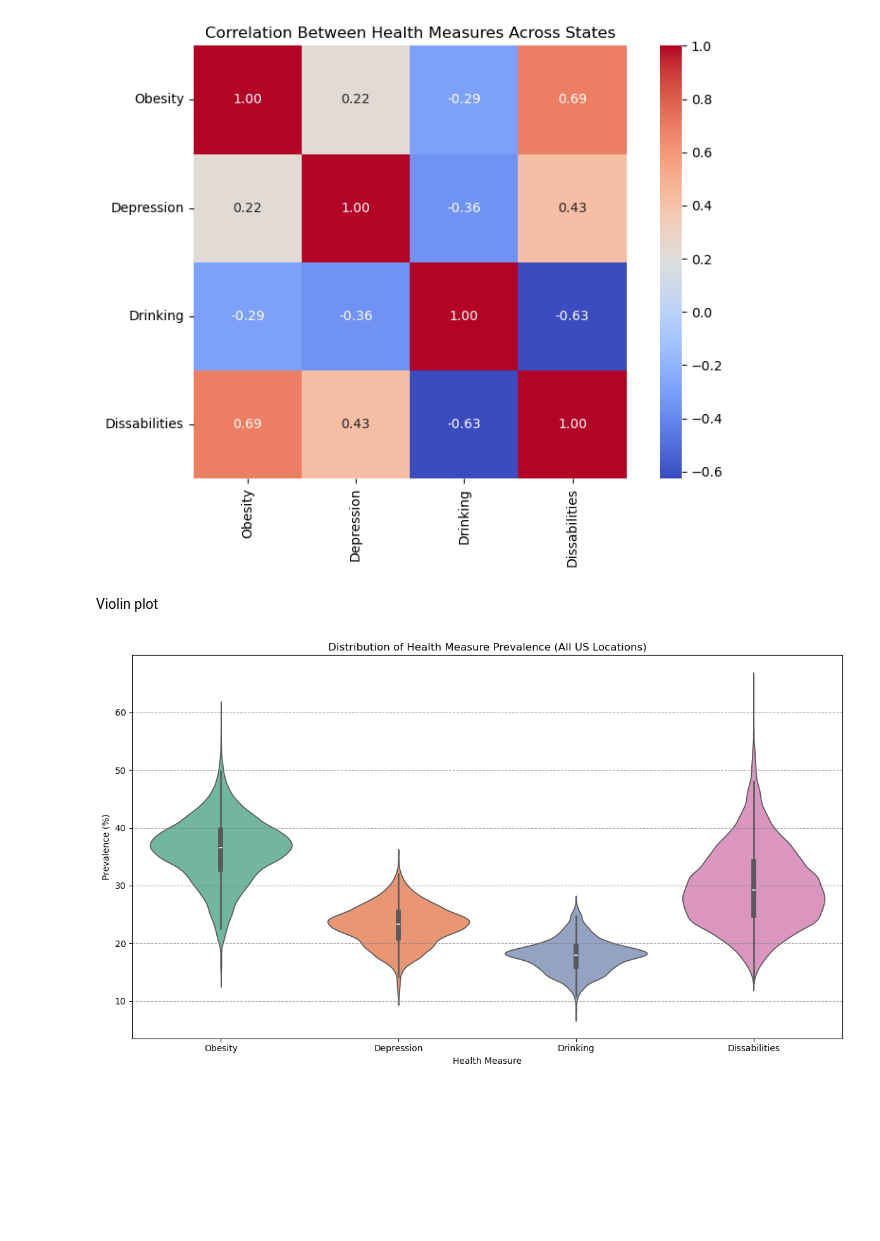
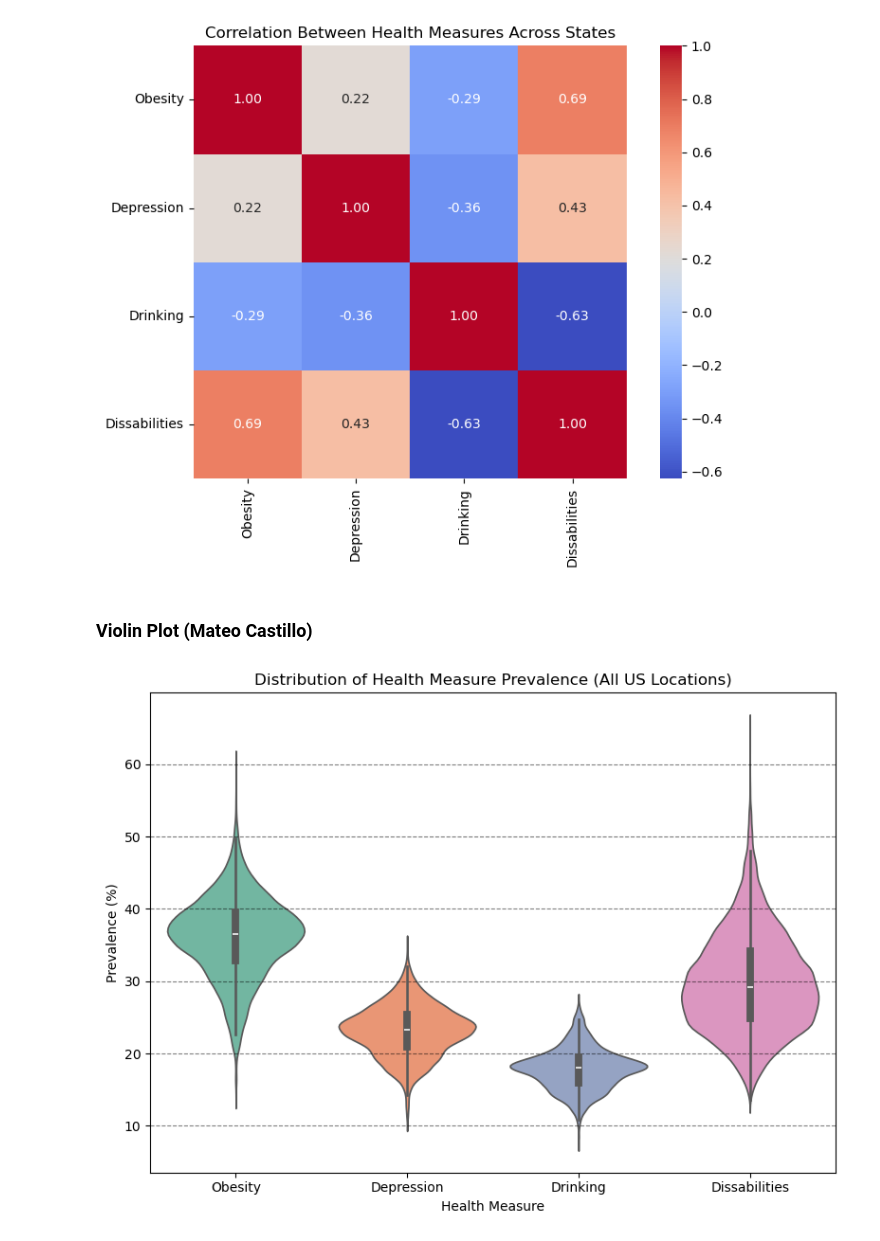
Before and after one commit to jjohn314/exploring-health-outcomes, a Jupyter notebook: prog_report.ipynb, the cells around one changed output. Drawn from its saved outputs; the diff is of its cells as text; code cells hidden in the pictures; blank space fills up the shorter version.

```diff
--- a/prog_report.ipynb
+++ b/prog_report.ipynb
@@ -114,4 +117,8 @@ Hypothesis 1: Binge drinking is negatively correlated with disability, obesity,
 # %%
+filePath = "filtered_PLACESData_2023.csv"
+
+dfWide = pd.read_csv(filePath)
+
 print("Select a health measure to sort states by (ascending):")
 
 
@@ -241,26 +252,29 @@ plt.tight_layout()
 plt.show()
 # %% [output]
 [figure]
-# %% [markdown]
-Violin plot
+# %% [markdown]
+### Violin Plot (Mateo Castillo)
 # %%
 dfLong = dfWide.melt(id_vars=["StateAbbr", "LocationName"],
                      value_vars=measureColumns,
                      var_name="Measure",
                      value_name="Prevalence")
 
-plt.figure(figsize=(12, 7))
+#creating the plot
+plt.figure(figsize=(8, 6))
 ax = sns.violinplot(data=dfLong, x="Measure", y="Prevalence", hue="Measure", palette="Set2", legend=False)
 ax.set(title='Distribution of Health Measure Prevalence (All US Locations)', xlabel='Health Measure', ylabel='Prevalence (%)')
 
 #renaming existing ticks
 newLabels = ["Obesity", "Depression", "Drinking", "Dissabilities"]
 ax.set_xticks(range(len(newLabels)))
 ax.set_xticklabels(newLabels)
-ax.grid(True, axis='y', linestyle='--', color='gray', alpha=0.7)
+
+#adding horizontal lines for easier visual comparison
+ax.grid(True, axis='y', linestyle='--', color='black', alpha=0.5)
 
 #tightening and showing the figure
 plt.tight_layout()
 plt.show()
 # %% [output]
-[figure, old version]
+[figure, new version]
```
Also changed, not shown: parts of 13 cells of this notebook, 1 other file.
